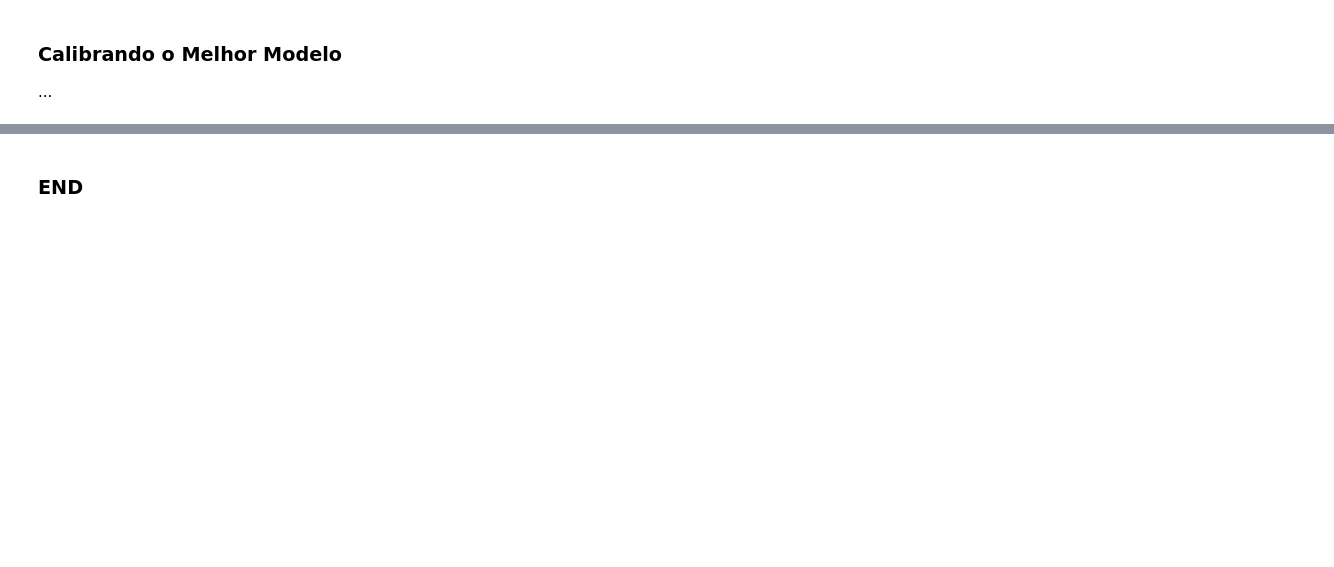
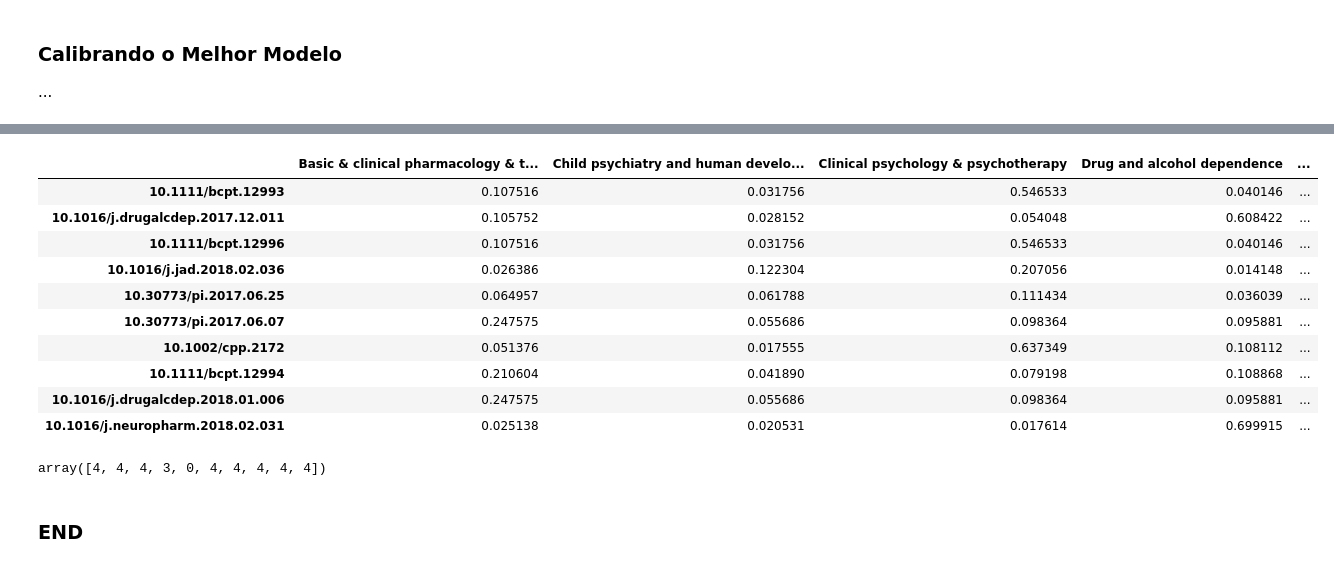
Before and after one commit to paulohecosta/papers_abstract_analysis, a Jupyter notebook: papers_abstract_analysis.ipynb, the cells around one changed output, grey strips where cells are left out. Drawn from its saved outputs; the diff is of its cells as text; code cells hidden in the pictures; blank space fills up the shorter version.

```diff
--- a/papers_abstract_analysis.ipynb
+++ b/papers_abstract_analysis.ipynb
@@ -369,0 +457,39 @@ Tamanho do Conj de Treinamento|Pontuacao Accuracy (treinamento)|Pontuacao Accura
+# %%
+from sklearn.mixture import GaussianMixture
+from sklearn.cluster import KMeans
+from sklearn.metrics import silhouette_score
+
+clusters = [5, 6, 7, 8, 9]
+scores = []
+score = 0
+
+for n_cluster in clusters:
+    # TODO: Aplique o algoritmo de clustering de sua escolha aos dados reduzidos
+    clusterer = GaussianMixture(n_components = n_cluster, random_state = 35)
+    clusterer.fit(reduced_data)
+
+    # TODO: Preveja o cluster para cada ponto de dado
+    preds = clusterer.predict(reduced_data)
+
+    # TODO: Ache os centros do cluster
+    centers = clusterer.means_
+
+    # TODO: Preveja o cluster para cada amostra de pontos de dado transformados
+    sample_preds = clusterer.predict(pca_samples)
+
+    # TODO: Calcule a média do coeficiente de silhueta para o número de clusters escolhidos
+    current_score = silhouette_score(reduced_data,preds)
+    scores.append(current_score)
+
+
+for index in range(len(clusters)):
+    print 'Numero de cluster: ' + str(clusters[index]) + ' score: ' + str(scores[index])
+
+# refazendo com o melhor Score
+clusterer = GaussianMixture(n_components = 7, random_state = 35)
+clusterer.fit(reduced_data)
+preds = clusterer.predict(reduced_data)
+centers = clusterer.means_
+sample_preds = clusterer.predict(pca_samples)
+score = scores[2]
+print '\nMelhor Score: ' + str(score)
@@ -370,2 +548,18 @@ Tamanho do Conj de Treinamento|Pontuacao Accuracy (treinamento)|Pontuacao Accura
+# %%
+display(result_df)
+display(sample_preds)
+# %% [output]
+|  | Basic & clinical pharmacology & t... | Child psychiatry and human develo... | Clinical psychology & psychotherapy | Drug and alcohol dependence | ... |
+| 10.1111/bcpt.12993 | 0.107516 | 0.031756 | 0.546533 | 0.040146 | ... |
+| 10.1016/j.drugalcdep.2017.12.011 | 0.105752 | 0.028152 | 0.054048 | 0.608422 | ... |
+| 10.1111/bcpt.12996 | 0.107516 | 0.031756 | 0.546533 | 0.040146 | ... |
+| 10.1016/j.jad.2018.02.036 | 0.026386 | 0.122304 | 0.207056 | 0.014148 | ... |
+| 10.30773/pi.2017.06.25 | 0.064957 | 0.061788 | 0.111434 | 0.036039 | ... |
+| 10.30773/pi.2017.06.07 | 0.247575 | 0.055686 | 0.098364 | 0.095881 | ... |
+| 10.1002/cpp.2172 | 0.051376 | 0.017555 | 0.637349 | 0.108112 | ... |
+| 10.1111/bcpt.12994 | 0.210604 | 0.041890 | 0.079198 | 0.108868 | ... |
+| 10.1016/j.drugalcdep.2018.01.006 | 0.247575 | 0.055686 | 0.098364 | 0.095881 | ... |
+| 10.1016/j.neuropharm.2018.02.031 | 0.025138 | 0.020531 | 0.017614 | 0.699915 | ... |
+array([4, 4, 4, 3, 0, 4, 4, 4, 4, 4])
 # %% [markdown]
 ### END
```
Also changed, not shown: parts of 16 cells of this notebook.
